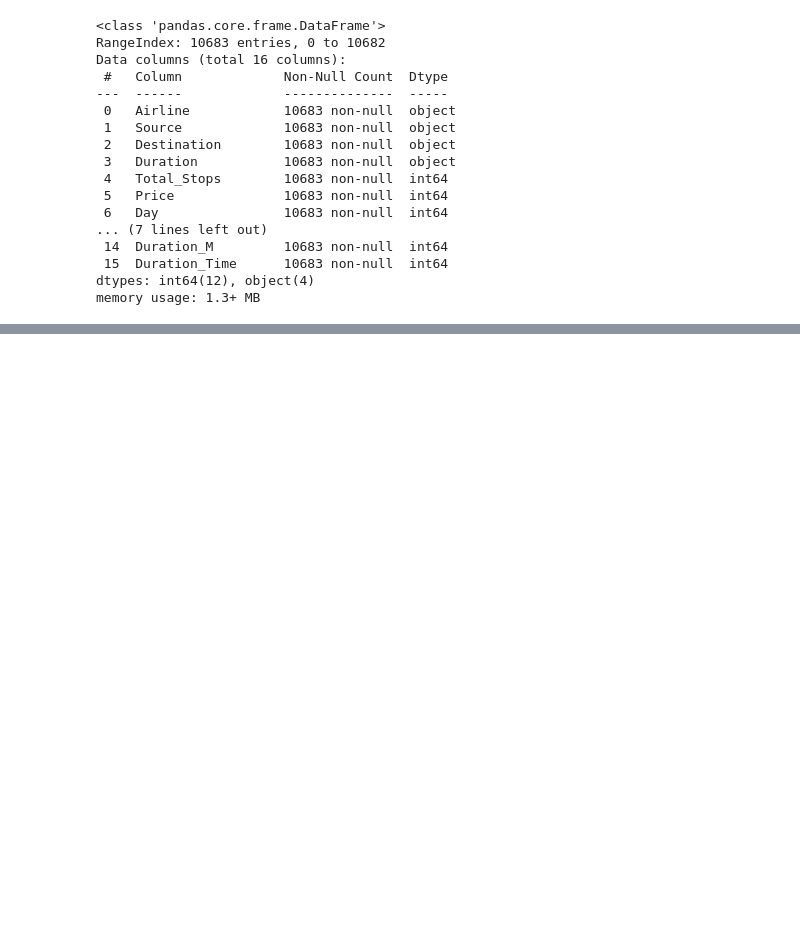
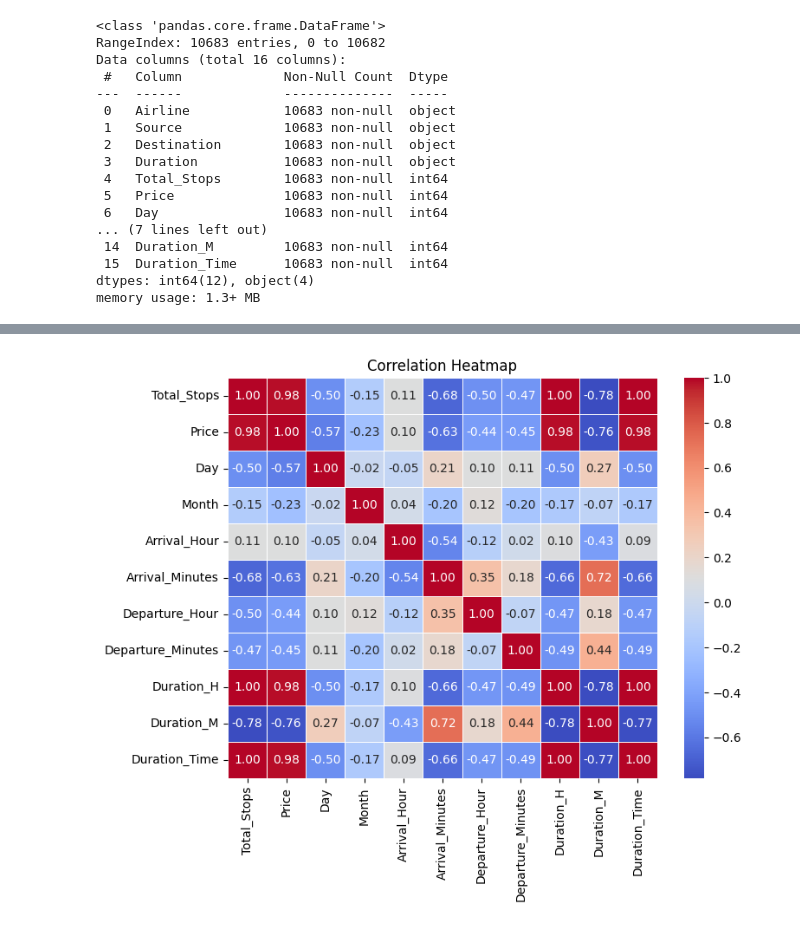
Before and after one commit to NAMPALLYMANIKANTH/Fight-Data, a Jupyter notebook: EDA_FLIGHT_PRICE.ipynb, the cells around one changed output, grey strips where cells are left out. Drawn from its saved outputs; the diff is of its cells as text; code cells hidden in the pictures; blank space fills up the shorter version.

Commit message:
Performed on Data Visualization

```diff
--- a/EDA_FLIGHT_PRICE.ipynb
+++ b/EDA_FLIGHT_PRICE.ipynb
@@ -624,0 +625,3 @@ NameError: name 'columns' is not defined
+# %%
+df_int_columns = df.select_dtypes(include='int')
+print(df_int_columns)
@@ -624,0 +646,2 @@ NameError: name 'columns' is not defined
+# %%
+df_corr = df_int_columns.drop('Year', axis= 1)
@@ -624,0 +663,11 @@ NameError: name 'columns' is not defined
+# %%
+#Heatmap
+
+df_corr = df_corr.corr()
+
+plt.figure(figsize=(8, 6))
+sns.heatmap(df_corr, annot=True, cmap='coolwarm', fmt=".2f", linewidths=0.5)
+plt.title('Correlation Heatmap')
+plt.show()
+# %% [output]
+[figure, added]
```
Also changed, not shown: parts of 15 cells of this notebook.
